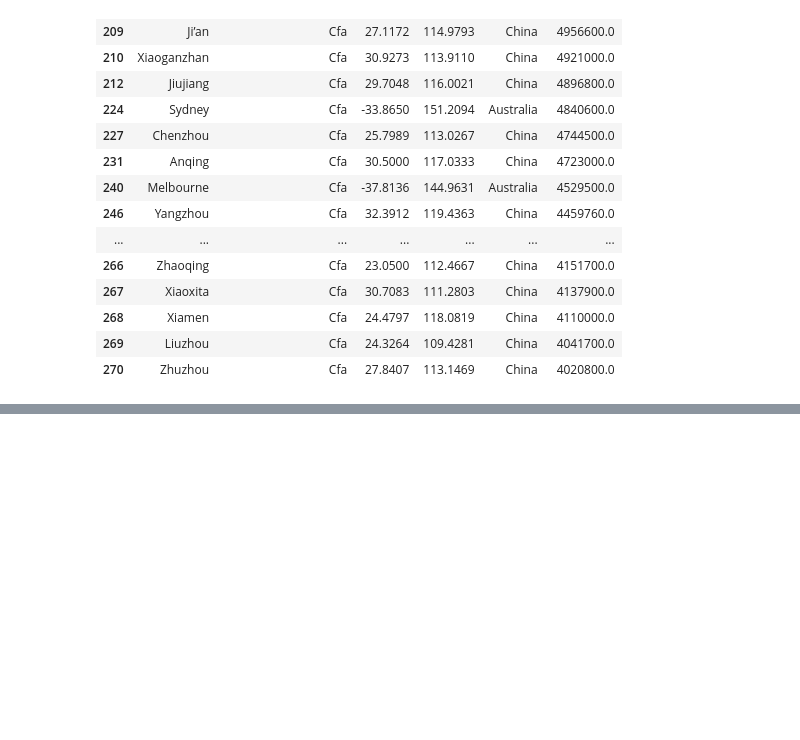
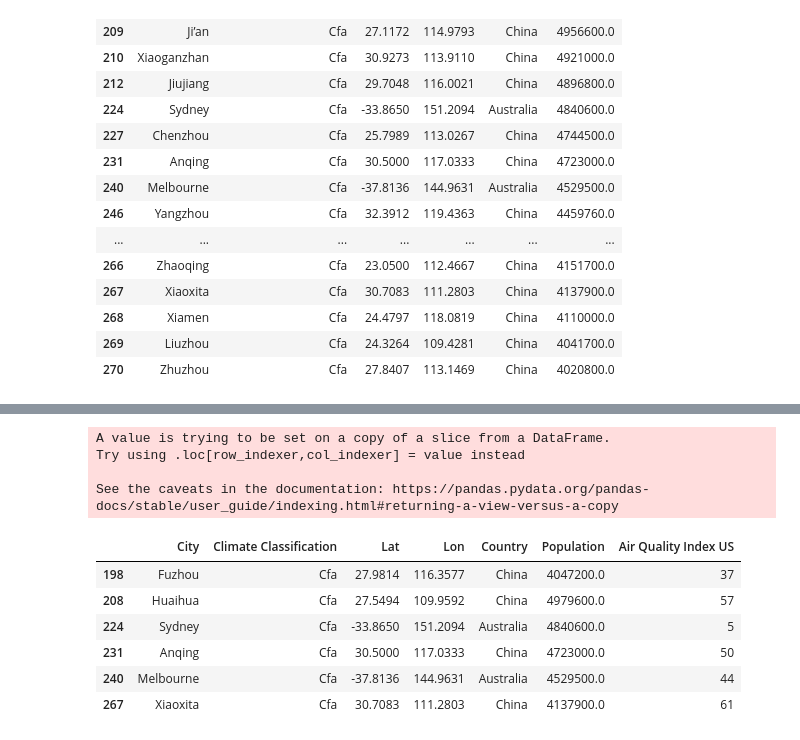
Before and after one commit to luonri11/project-1-repo, a Jupyter notebook: Pollution by power plant.ipynb, the cells around one changed output, grey strips where cells are left out. Saved outputs shown, nothing was run; the diff lists cells and outputs as text; code cells hidden in the pictures; blank space fills up the shorter version.

```diff
--- a/Pollution by power plant.ipynb
+++ b/Pollution by power plant.ipynb
@@ -146,0 +214,20 @@ AirQualityIndexUS_list.append(data_lat_long["data"]["current"]["pollution"]["aqi
+# %%
+Xiaoxita_filter_df = filter_df.set_index("City")
+Xiaoxita_lat= Xiaoxita_filter_df.loc["Xiaoxita", "Lat"]
+Xiaoxita_lat
+
+Xiaoxita_filter_df = filter_df.set_index("City")
+Xiaoxita_lon= Xiaoxita_filter_df.loc["Xiaoxita", "Lon"]
+Xiaoxita_lon
+
+LATITUDE = Xiaoxita_lat
+LONGITUDE = Xiaoxita_lon
+
+url_lat_long = f"http://api.airvisual.com/v2/nearest_city?lat={LATITUDE}&lon={LONGITUDE}&key={API_Key}"
+
+response_lat_long=requests.get(url_lat_long)
+data_lat_long=response_lat_long.json()
+
+AirQualityIndexUS_list.append(data_lat_long["data"]["current"]["pollution"]["aqius"])
+
+AirQualityIndexUS_list
@@ -146,0 +236,4 @@ AirQualityIndexUS_list.append(data_lat_long["data"]["current"]["pollution"]["aqi
+# %%
+# create the air quality data frame
+aq_df = filter_df.loc[filter_df["City"].isin(["Melbourne","Huaihua","Sydney","Fuzhou","Xiaoxita","Anqing"])]
+aq_df
@@ -146,0 +248,16 @@ AirQualityIndexUS_list.append(data_lat_long["data"]["current"]["pollution"]["aqi
+# %%
+# now that a list of AQIUS has been created from the API, we will add it to the data frame
+aq_df["Air Quality Index US"] = AirQualityIndexUS_list
+aq_df
+# %% [output]
+A value is trying to be set on a copy of a slice from a DataFrame.
+Try using .loc[row_indexer,col_indexer] = value instead
+
+See the caveats in the documentation: https://pandas.pydata.org/pandas-docs/stable/user_guide/indexing.html#returning-a-view-versus-a-copy
+|  | City | Climate Classification | Lat | Lon | Country | Population | Air Quality Index US |
+| 198 | Fuzhou | Cfa | 27.9814 | 116.3577 | China | 4047200.0 | 37 |
+| 208 | Huaihua | Cfa | 27.5494 | 109.9592 | China | 4979600.0 | 57 |
+| 224 | Sydney | Cfa | -33.8650 | 151.2094 | Australia | 4840600.0 | 5 |
+| 231 | Anqing | Cfa | 30.5000 | 117.0333 | China | 4723000.0 | 50 |
+| 240 | Melbourne | Cfa | -37.8136 | 144.9631 | Australia | 4529500.0 | 44 |
+| 267 | Xiaoxita | Cfa | 30.7083 | 111.2803 | China | 4137900.0 | 61 |
```
Also changed, not shown: parts of 30 cells of this notebook, 3 other files.
